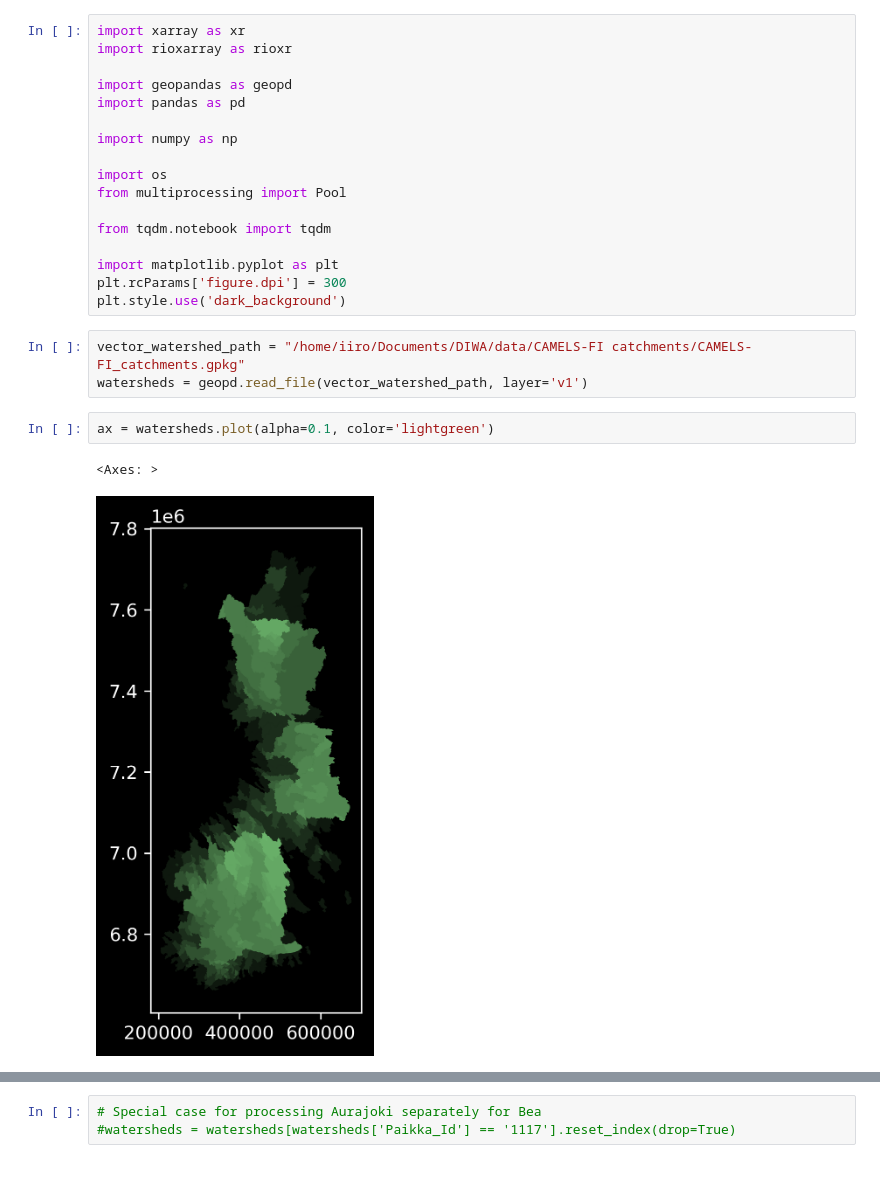
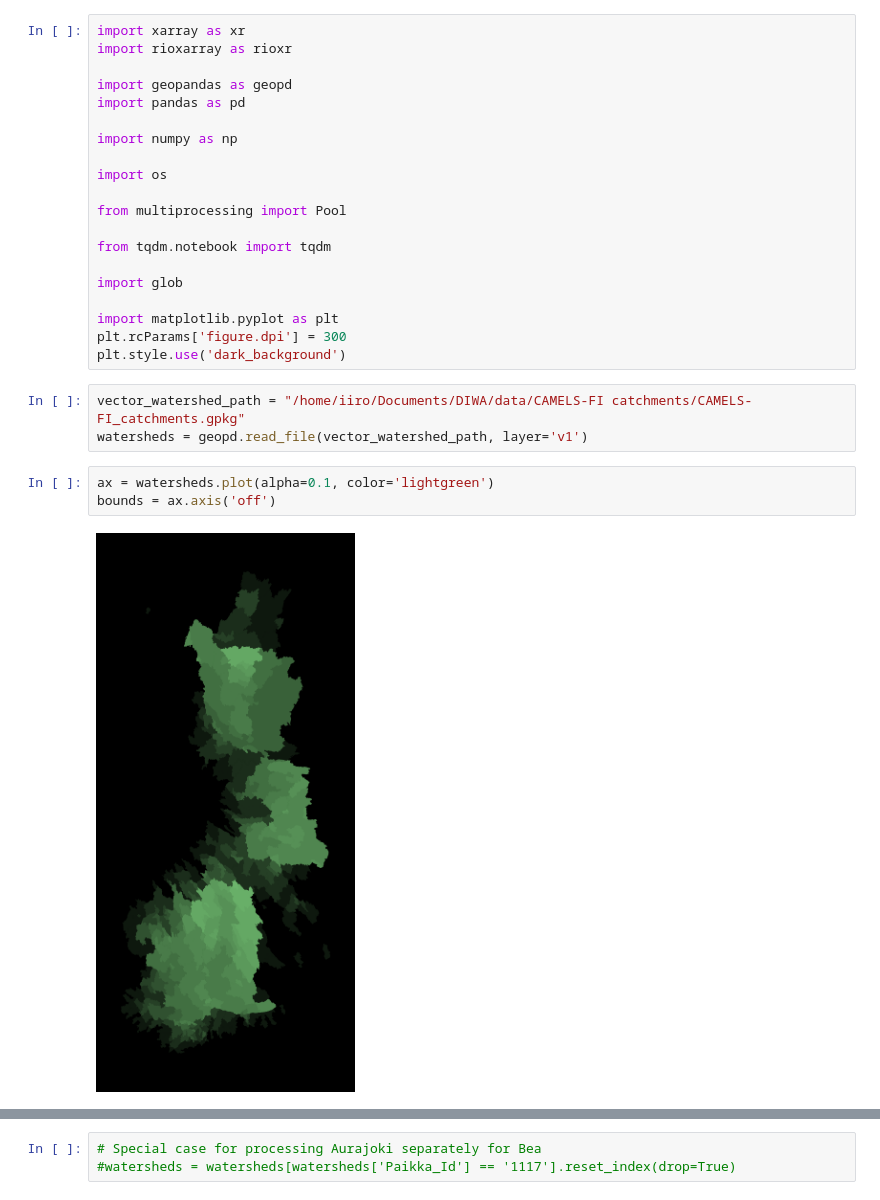
Before and after one commit to iiroseppa/CAMELS-FI, a Jupyter notebook: data/climate_extractor.ipynb, the cells around one changed output, grey strips where cells are left out. Saved outputs shown, nothing was run; the diff lists cells and outputs as text; blank space fills up the shorter version.

```diff
--- a/data/climate_extractor.ipynb
+++ b/data/climate_extractor.ipynb
@@ -8,10 +8,13 @@ import pandas as pd
 import numpy as np
 
 import os
+
 from multiprocessing import Pool
 
 from tqdm.notebook import tqdm
 
+import glob
+
 import matplotlib.pyplot as plt
 plt.rcParams['figure.dpi'] = 300
 plt.style.use('dark_background')
@@ -20,6 +23,6 @@ vector_watershed_path = "/home/iiro/Documents/DIWA/data/CAMELS-FI catchments/CAM
 watersheds = geopd.read_file(vector_watershed_path, layer='v1')
 # %%
 ax = watersheds.plot(alpha=0.1, color='lightgreen')
+bounds = ax.axis('off')
 # %% [output]
-<Axes: >
-[figure, old version]
+[figure, new version]
```
Also changed, not shown: parts of 8 cells of this notebook, 9 other files.
